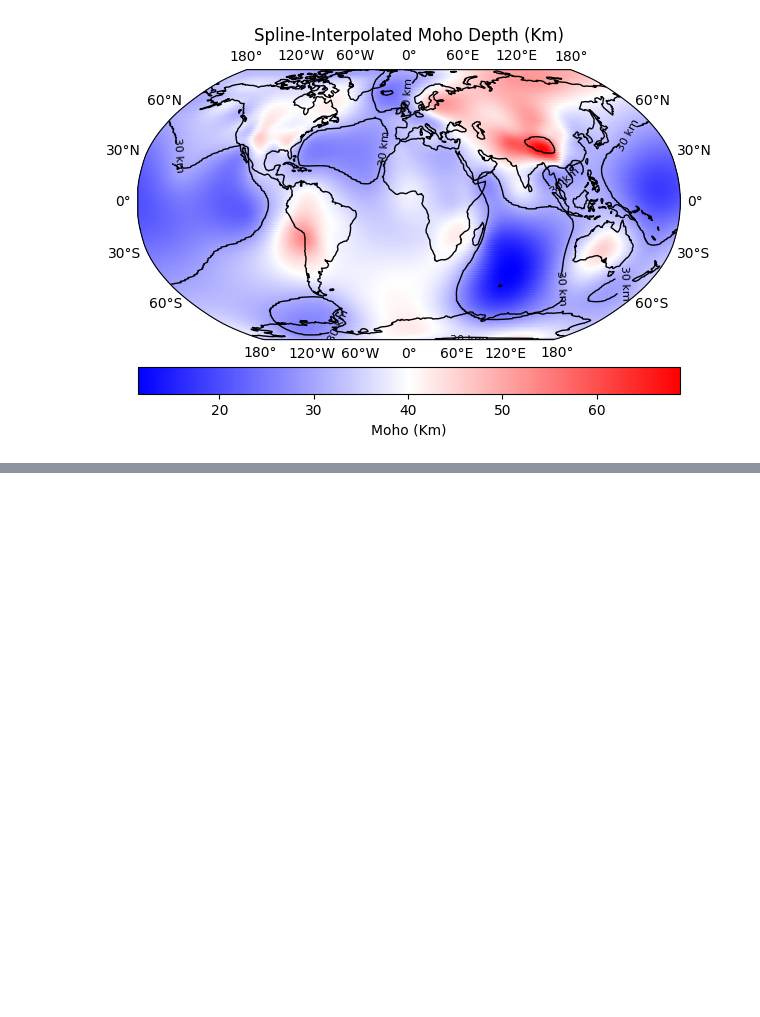
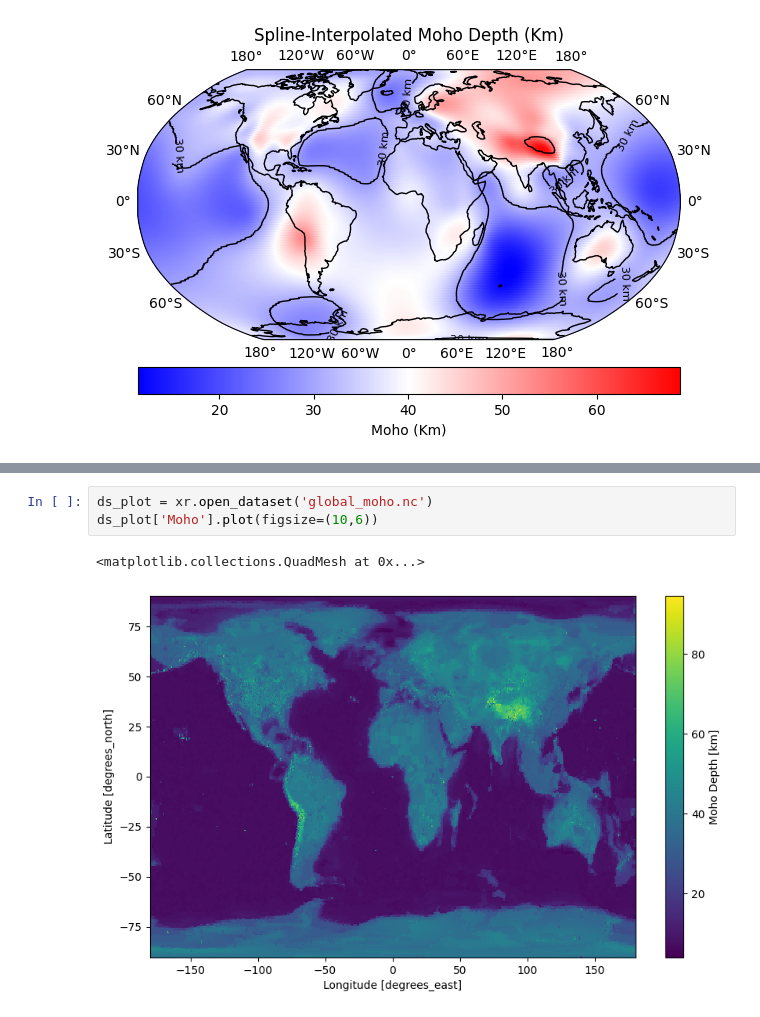
Before and after one commit to AmitavaDutta/Global_moho_compilation, a Jupyter notebook: Crust_Map.ipynb, the cells around one changed output, grey strips where cells are left out. Drawn from its saved outputs; the diff is of its cells as text; blank space fills up the shorter version.

```diff
--- a/Crust_Map.ipynb
+++ b/Crust_Map.ipynb
@@ -882,0 +595,6 @@ fig.show()
+# %%
+ds_plot = xr.open_dataset('global_moho.nc')
+ds_plot['Moho'].plot(figsize=(10,6))
+# %% [output]
+<matplotlib.collections.QuadMesh at 0x...>
+[figure, added]
```
Also changed, not shown: parts of 34 cells of this notebook, 20 other files.
